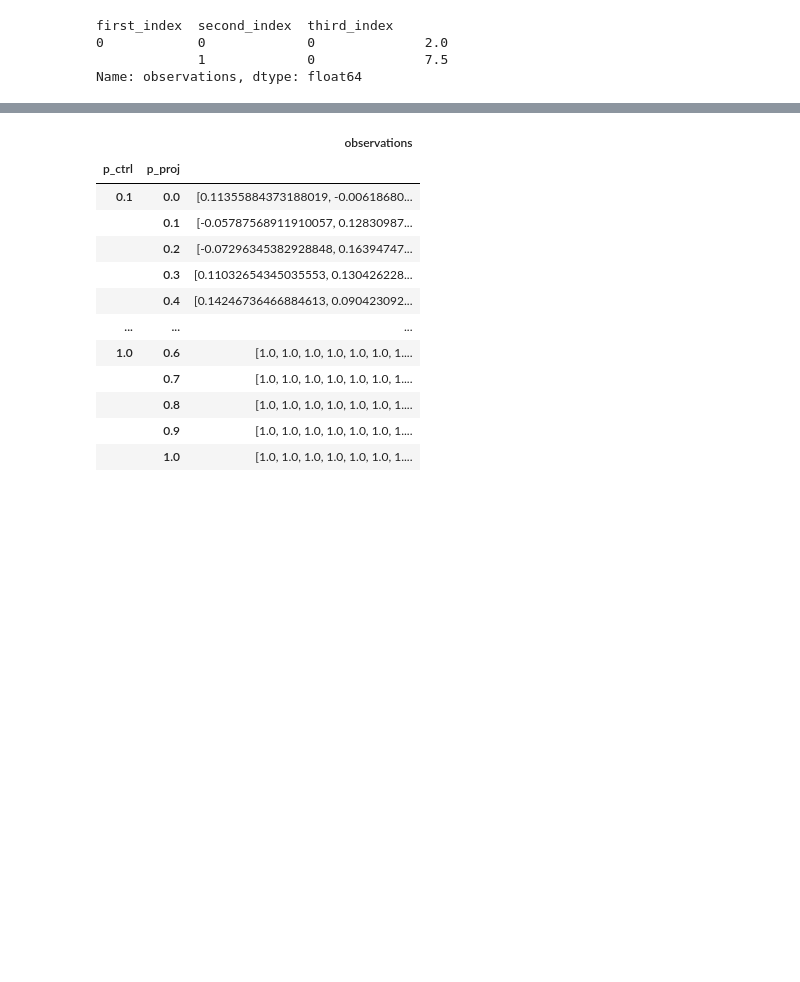
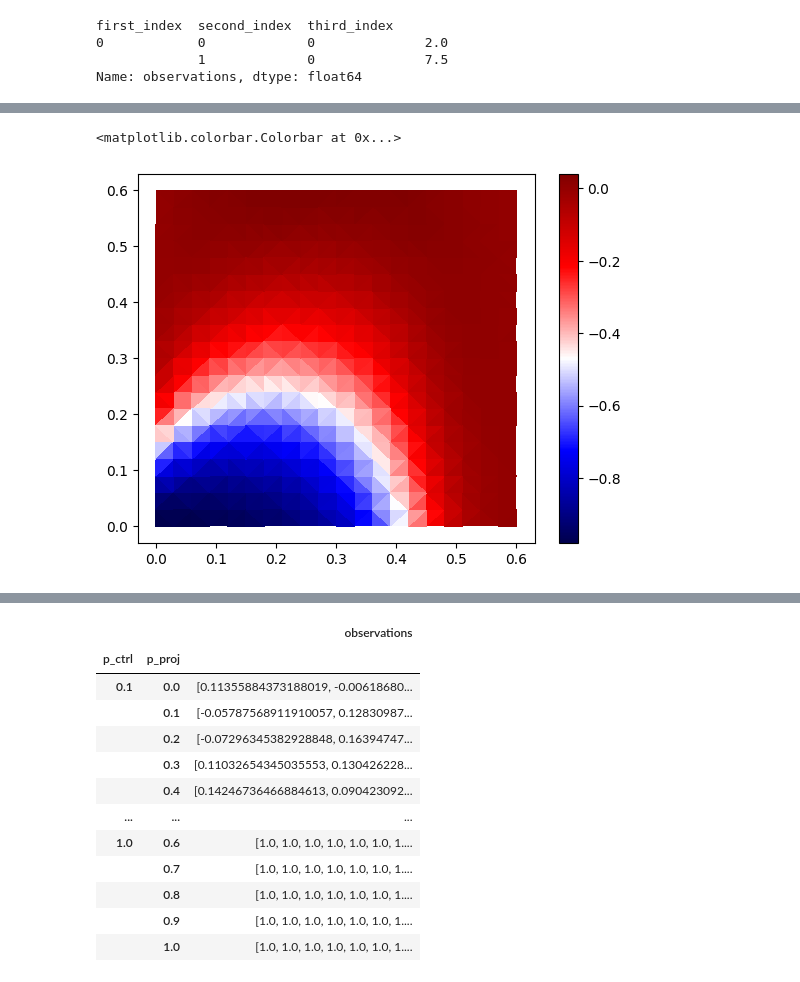
Before and after one commit to hainingpan/control_transition, a Jupyter notebook: combine.ipynb, the cells around one changed output, grey strips where cells are left out. Drawn from its saved outputs; the diff is of its cells as text; code cells hidden in the pictures; blank space fills up the shorter version.

```diff
--- a/combine.ipynb
+++ b/combine.ipynb
@@ -227,0 +165,11 @@ for s in range(1):
+# %%
+for s in range(2):
+    for p_ctrl in np.linspace(0,.6,21):
+        for p_proj in np.linspace(0,.6,21):
+            fn=f'CT_En1000_pctrl({p_ctrl:.2f},{p_ctrl:.2f},1)_pproj({p_proj:.2f},{p_proj:.2f},1)_L(20,22,2)_xj(1-3,2-3)_seed{s}_es1000_64.pickle'
+            try:
+                with open(os.path.join('Data',fn),'rb') as f:
+                    data=pickle.load(f)
+                add_to_dict(data_dict, data,fn)
+            except:
+                print(f'File missing: {fn}')
@@ -303,0 +255,2 @@ Name: observations, dtype: float64
+# %%
+dd_TMI={L:df.xs(key='TMI',level='Metrics').xs(key=L,level='L')['observations'].apply(lambda obs: sum(obs) / len(obs) if obs else None) for L in [12,16,20]}
@@ -303,0 +265,6 @@ Name: observations, dtype: float64
+# %%
+plt.tripcolor(dd_TMI[12].index.get_level_values('p_ctrl'),dd_TMI[12].index.get_level_values('p_proj'),np.tanh(dd_TMI[12]),cmap='seismic',)
+plt.colorbar()
+# %% [output]
+<matplotlib.colorbar.Colorbar at 0x...>
+[figure, added]
```
Also changed, not shown: parts of 35 cells of this notebook.
